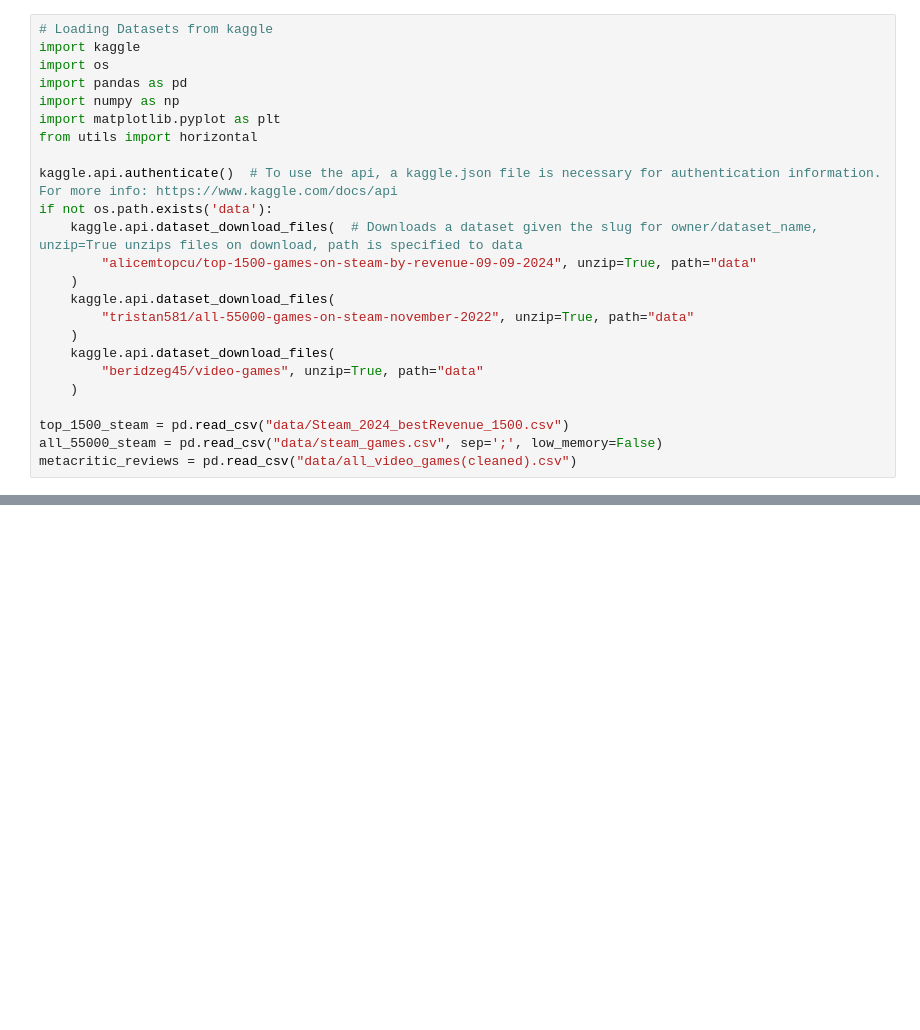
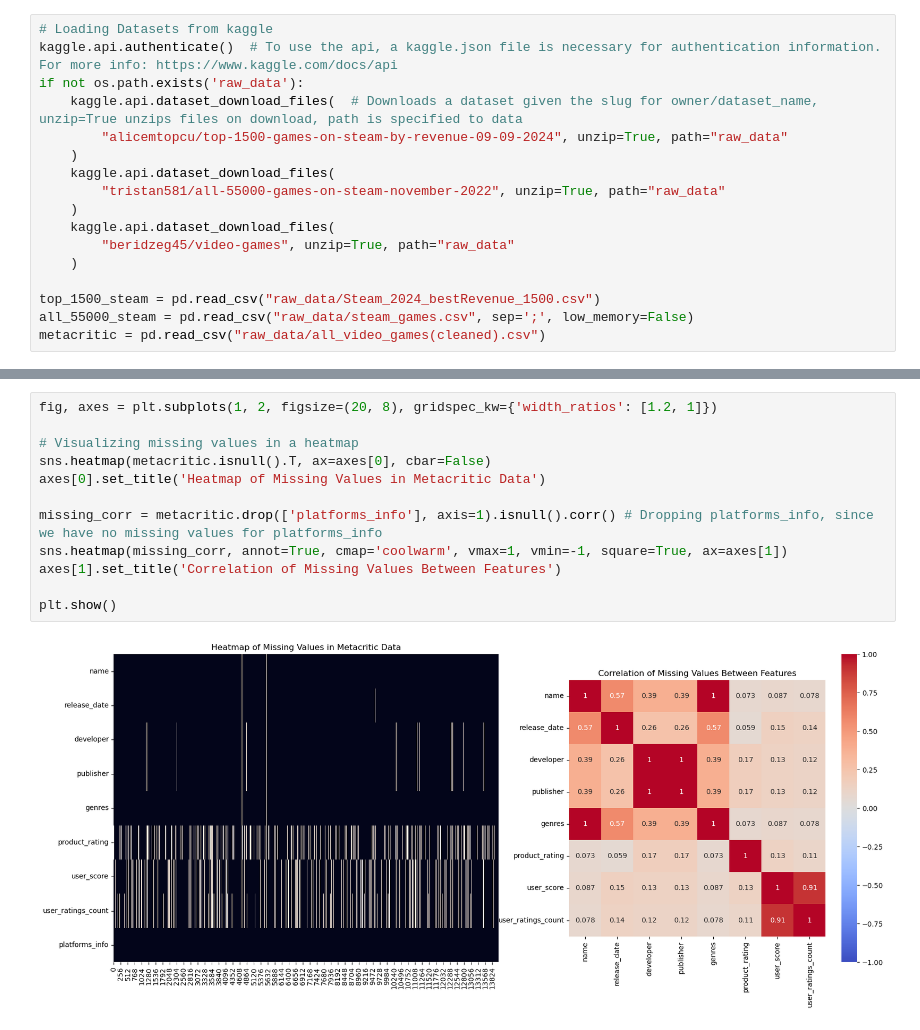
Before and after one commit to DVDMVN/GMDT_PROJ, a Jupyter notebook: exploration.ipynb, the cells around one changed output, grey strips where cells are left out. Drawn from its saved outputs; the diff is of its cells as text; blank space fills up the shorter version.

```diff
--- a/exploration.ipynb
+++ b/exploration.ipynb
@@ -1,24 +12,17 @@
 # %%
 # Loading Datasets from kaggle
-import kaggle
-import os
-import pandas as pd
-import numpy as np
-import matplotlib.pyplot as plt
-from utils import horizontal
-
 kaggle.api.authenticate()  # To use the api, a kaggle.json file is necessary for authentication information. For more info: https://www.kaggle.com/docs/api
-if not os.path.exists('data'):
+if not os.path.exists('raw_data'):
     kaggle.api.dataset_download_files(  # Downloads a dataset given the slug for owner/dataset_name, unzip=True unzips files on download, path is specified to data
-        "alicemtopcu/top-1500-games-on-steam-by-revenue-09-09-2024", unzip=True, path="data"
+        "alicemtopcu/top-1500-games-on-steam-by-revenue-09-09-2024", unzip=True, path="raw_data"
     )
     kaggle.api.dataset_download_files(
-        "tristan581/all-55000-games-on-steam-november-2022", unzip=True, path="data"
+        "tristan581/all-55000-games-on-steam-november-2022", unzip=True, path="raw_data"
     )
     kaggle.api.dataset_download_files(
-        "beridzeg45/video-games", unzip=True, path="data"
+        "beridzeg45/video-games", unzip=True, path="raw_data"
     )
 
-top_1500_steam = pd.read_csv("data/Steam_2024_bestRevenue_1500.csv")
-all_55000_steam = pd.read_csv("data/steam_games.csv", sep=';', low_memory=False)
-metacritic_reviews = pd.read_csv("data/all_video_games(cleaned).csv")
+top_1500_steam = pd.read_csv("raw_data/Steam_2024_bestRevenue_1500.csv")
+all_55000_steam = pd.read_csv("raw_data/steam_games.csv", sep=';', low_memory=False)
+metacritic = pd.read_csv("raw_data/all_video_games(cleaned).csv")
@@ -96,0 +276,14 @@ display_basics(metacritic_reviews)
+# %%
+fig, axes = plt.subplots(1, 2, figsize=(20, 8), gridspec_kw={'width_ratios': [1.2, 1]})
+
+# Visualizing missing values in a heatmap
+sns.heatmap(metacritic.isnull().T, ax=axes[0], cbar=False)
+axes[0].set_title('Heatmap of Missing Values in Metacritic Data')
+
+missing_corr = metacritic.drop(['platforms_info'], axis=1).isnull().corr() # Dropping platforms_info, since we have no missing values for platforms_info
+sns.heatmap(missing_corr, annot=True, cmap='coolwarm', vmax=1, vmin=-1, square=True, ax=axes[1])
+axes[1].set_title('Correlation of Missing Values Between Features')
+
+plt.show()
+# %% [output]
+[figure, added]
```
Also changed, not shown: parts of 22 cells of this notebook, 8 other files.
